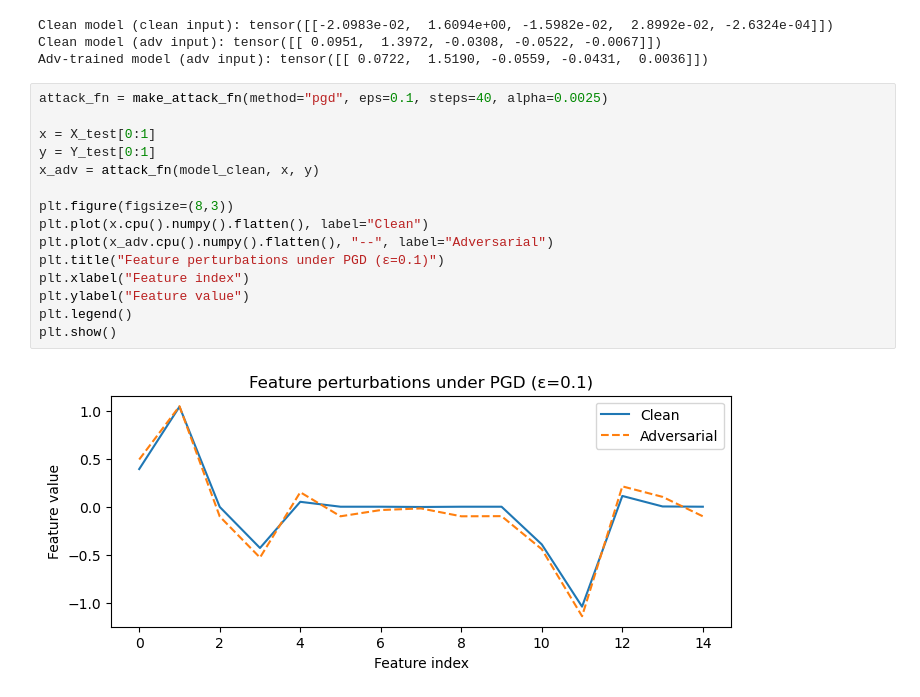
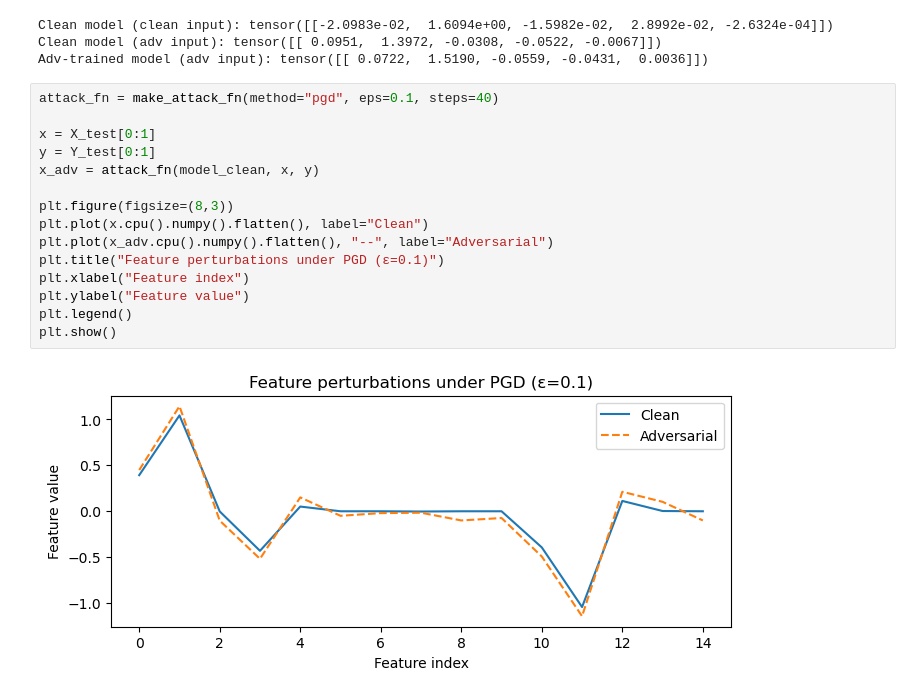
Before and after one commit to calumarnott/f21zk, a Jupyter notebook: implementation/notebooks/adversarial_xai_demo.ipynb, the cells around one changed output. Cells and saved outputs as stored; diff of their text form.

Commit message:
upadte alpha and plots

```diff
--- a/implementation/notebooks/adversarial_xai_demo.ipynb
+++ b/implementation/notebooks/adversarial_xai_demo.ipynb
@@ -61,22 +61,22 @@ Clean model (clean input): tensor([[-2.0983e-02,  1.6094e+00, -1.5982e-02,  2.89
 Clean model (adv input): tensor([[ 0.0951,  1.3972, -0.0308, -0.0522, -0.0067]])
 Adv-trained model (adv input): tensor([[ 0.0722,  1.5190, -0.0559, -0.0431,  0.0036]])
 # %%
-attack_fn = make_attack_fn(method="pgd", eps=0.1, steps=40, alpha=0.0025)
+attack_fn = make_attack_fn(method="pgd", eps=0.1, steps=40)
 
 x = X_test[0:1]
 y = Y_test[0:1]
 x_adv = attack_fn(model_clean, x, y)
 
 plt.figure(figsize=(8,3))
 plt.plot(x.cpu().numpy().flatten(), label="Clean")
 plt.plot(x_adv.cpu().numpy().flatten(), "--", label="Adversarial")
 plt.title("Feature perturbations under PGD (ε=0.1)")
 plt.xlabel("Feature index")
 plt.ylabel("Feature value")
 plt.legend()
 plt.show()
 # %% [output]
-[figure, old version]
+[figure, new version]
 # %%
 def evaluate(model, X, Y, attack_fn):
     with torch.no_grad():
```
Also changed, not shown: parts of 4 cells of this notebook.
